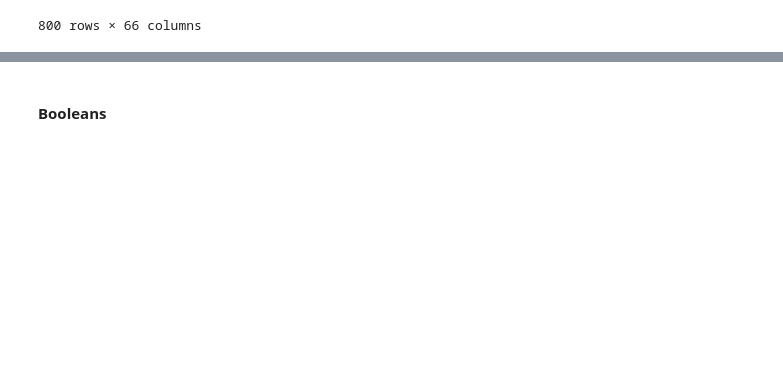
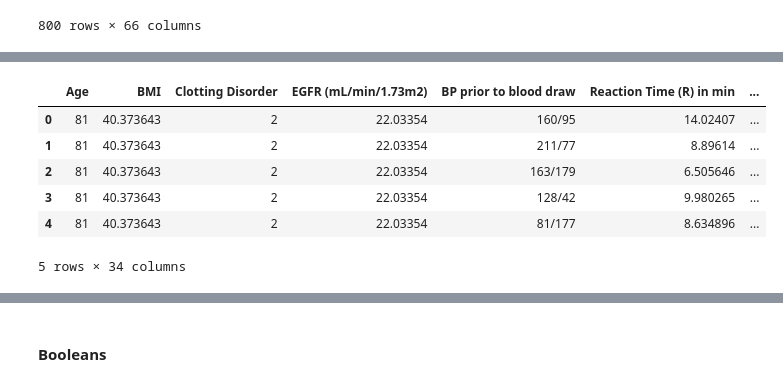
Before and after one commit to kstack21/CapstoneC2023, a Jupyter notebook: steps.ipynb, the cells around one changed output, grey strips where cells are left out. Saved outputs shown, nothing was run; the diff lists cells and outputs as text; code cells hidden in the pictures; blank space fills up the shorter version.

Commit message:
tansform teg values and egfr to floats

```diff
--- a/steps.ipynb
+++ b/steps.ipynb
@@ -168,0 +192,8 @@ Categorical nominal:
+# %%
+# Find teg values column
+columns_to_exclude = ['Record ID', 'Visit Timepoint', 'Antiplatelet Therapy within 7 Days',
+                      'Anticoagulation within 24 Hours', 'Statin within 24 Hours', 'Cilostazol within 7 days',
+                      'BP prior to blood draw']
+
+tegValues = [col for col in tegValues_df.columns.values if col not in columns_to_exclude]
+tegValues
@@ -168,0 +239,11 @@ Categorical nominal:
+# %%
+# Visualize the values
+clean_df[["Age","BMI", "Clotting Disorder", "EGFR (mL/min/1.73m2)", "BP prior to blood draw"]+tegValues].head()
+# %% [output]
+|  | Age | BMI | Clotting Disorder | EGFR (mL/min/1.73m2) | BP prior to blood draw | Reaction Time (R) in min | ... |
+| 0 | 81 | 40.373643 | 2 | 22.03354 | 160/95 | 14.02407 | ... |
+| 1 | 81 | 40.373643 | 2 | 22.03354 | 211/77 | 8.89614 | ... |
+| 2 | 81 | 40.373643 | 2 | 22.03354 | 163/179 | 6.505646 | ... |
+| 3 | 81 | 40.373643 | 2 | 22.03354 | 128/42 | 9.980265 | ... |
+| 4 | 81 | 40.373643 | 2 | 22.03354 | 81/177 | 8.634896 | ... |
+5 rows × 34 columns
```
Also changed, not shown: parts of 23 cells of this notebook, 3 other files.
